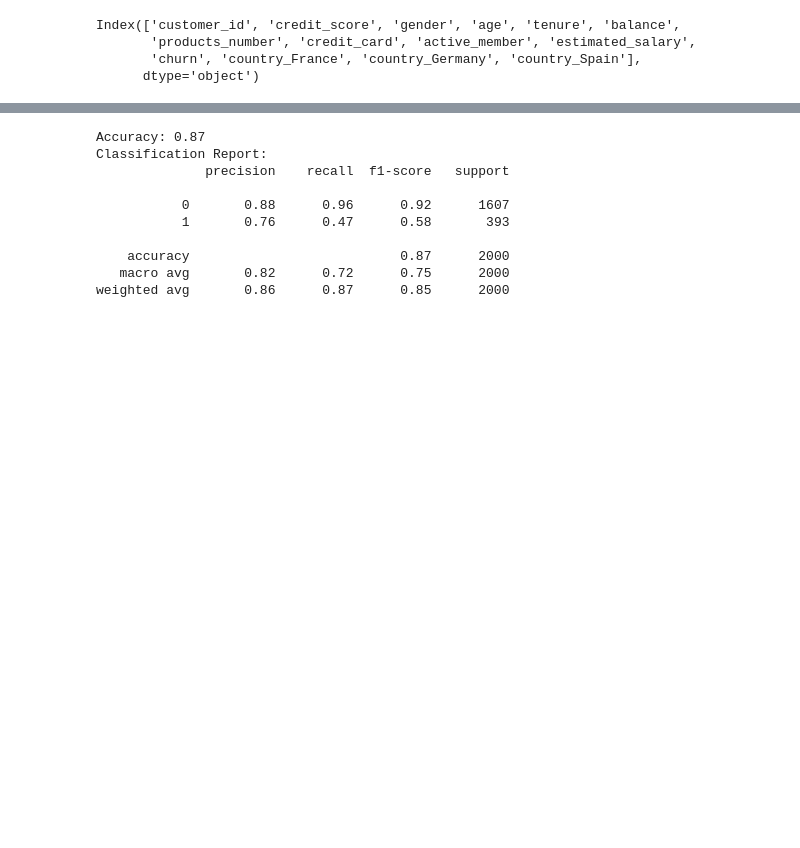
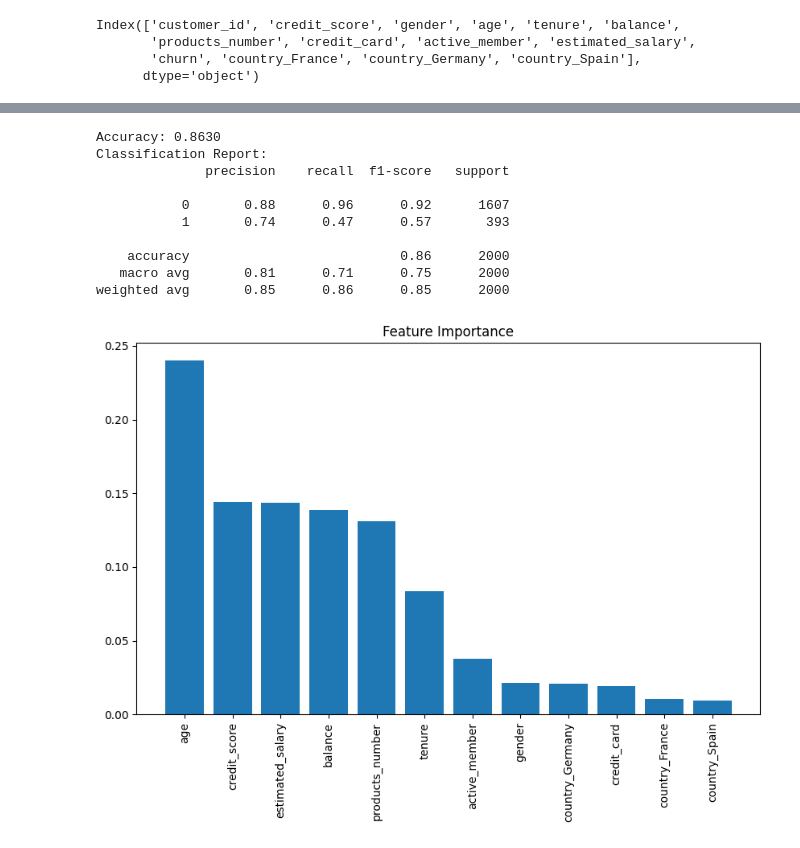
Before and after one commit to SKNETWORKS-FAMILY-AICAMP/SKN10-2nd-1Team, a Jupyter notebook: EDA1.ipynb, the cells around one changed output, grey strips where cells are left out. Drawn from its saved outputs; the diff is of its cells as text; code cells hidden in the pictures; blank space fills up the shorter version.

```diff
--- a/EDA1.ipynb
+++ b/EDA1.ipynb
@@ -102,8 +101,7 @@ y = df[target]
 
 X_train, X_test, y_train, y_test = train_test_split(X, y, test_size=0.2, random_state=42)
 # %%
-from sklearn.ensemble import RandomForestClassifier
+from utils import base_model, feature_importance
 
-model = RandomForestClassifier(random_state=42)
-model.fit(X_train, y_train)
+model = base_model(X_train, y_train)
 # %% [output]
@@ -115,17 +122,21 @@ y_pred = model.predict(X_test)
 accuracy = accuracy_score(y_test, y_pred)
 report = classification_report(y_test, y_pred)
 
-print(f'Accuracy: {accuracy:.2f}')
+print(f'Accuracy: {accuracy:.4f}')
 print('Classification Report:')
 print(report)
 # %% [output]
-Accuracy: 0.87
+Accuracy: 0.8630
 Classification Report:
               precision    recall  f1-score   support
 
            0       0.88      0.96      0.92      1607
-           1       0.76      0.47      0.58       393
+           1       0.74      0.47      0.57       393
 
-    accuracy                           0.87      2000
-   macro avg       0.82      0.72      0.75      2000
-weighted avg       0.86      0.87      0.85      2000
+    accuracy                           0.86      2000
+   macro avg       0.81      0.71      0.75      2000
+weighted avg       0.85      0.86      0.85      2000
+# %%
+feature_importance(model, X_train)
+# %% [output]
+[figure, added]
```
Also changed, not shown: parts of 2 cells of this notebook, 3 other files.
